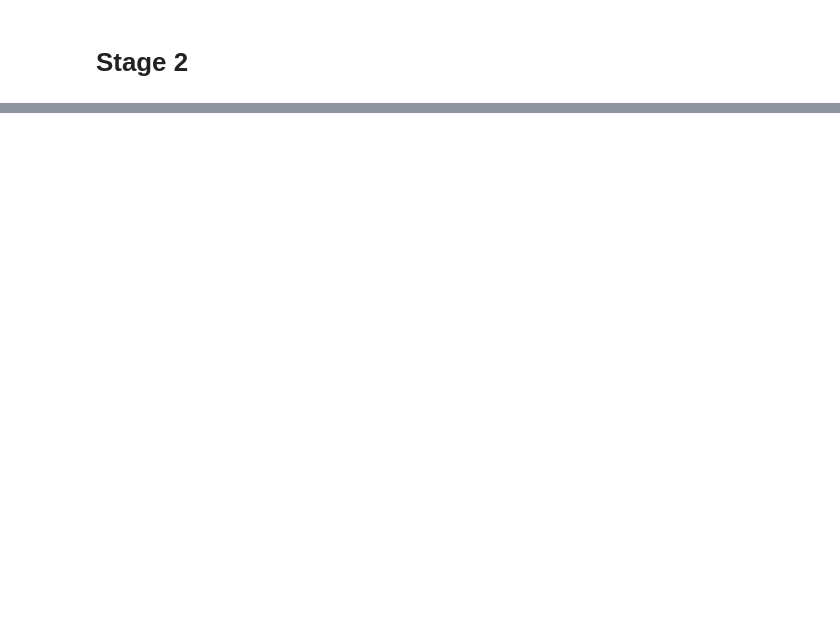
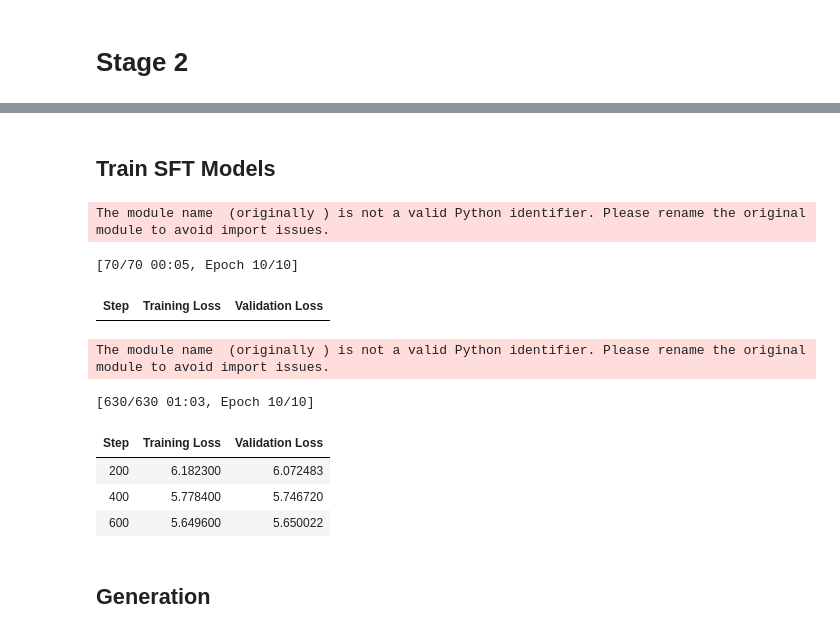
Before and after one commit to bmb0136/COMP-6970-GenAI-FM, a Jupyter notebook: a2/a2.ipynb, the cells around one changed output, grey strips where cells are left out. Saved outputs shown, nothing was run; the diff lists cells and outputs as text; code cells hidden in the pictures; blank space fills up the shorter version.

```diff
--- a/a2/a2.ipynb
+++ b/a2/a2.ipynb
@@ -213,0 +298,48 @@ Validation perplexity: 58.28044455366131
+# %% [markdown]
+## Train SFT Models
+# %%
+def sft_with_examples(num_examples):
+    base_model = AutoModelForCausalLM.from_pretrained("./pretrained/", local_files_only=True)
+
+    args = TrainingArguments(
+        output_dir=f"sft_{num_examples}_checkpoints",
+        per_device_train_batch_size=2,
+        per_device_eval_batch_size=2,
+        gradient_accumulation_steps=16,   # effective batch ~32
+        num_train_epochs=10,
+        learning_rate=5e-5,
+        logging_steps=50,
+        eval_strategy="steps",
+        eval_steps=200,
+        save_strategy="steps",
+        save_steps=500,                  # ensures we save at least once
+        fp16=torch.cuda.is_available(),
+        remove_unused_columns=False,
+        report_to="none"
+    )
+
+    trainer = Trainer(
+        model=base_model,
+        args=args,
+        train_dataset=train_tok.select(range(num_examples)),
+        eval_dataset=val_tok,
+        data_collator=collate,
+    )
+
+    trainer.train()
+    trainer.save_model(f"sft_{num_examples}")
+
+sft_with_examples(200)
+sft_with_examples(2000)
+# %% [output]
+The module name  (originally ) is not a valid Python identifier. Please rename the original module to avoid import issues.
+[70/70 00:05, Epoch 10/10]
+| Step | Training Loss | Validation Loss |
+The module name  (originally ) is not a valid Python identifier. Please rename the original module to avoid import issues.
+[630/630 01:03, Epoch 10/10]
+| Step | Training Loss | Validation Loss |
+| 200 | 6.182300 | 6.072483 |
+| 400 | 5.778400 | 5.746720 |
+| 600 | 5.649600 | 5.650022 |
+# %% [markdown]
+## Generation
```
Also changed, not shown: parts of 16 cells of this notebook, 2 other files.
